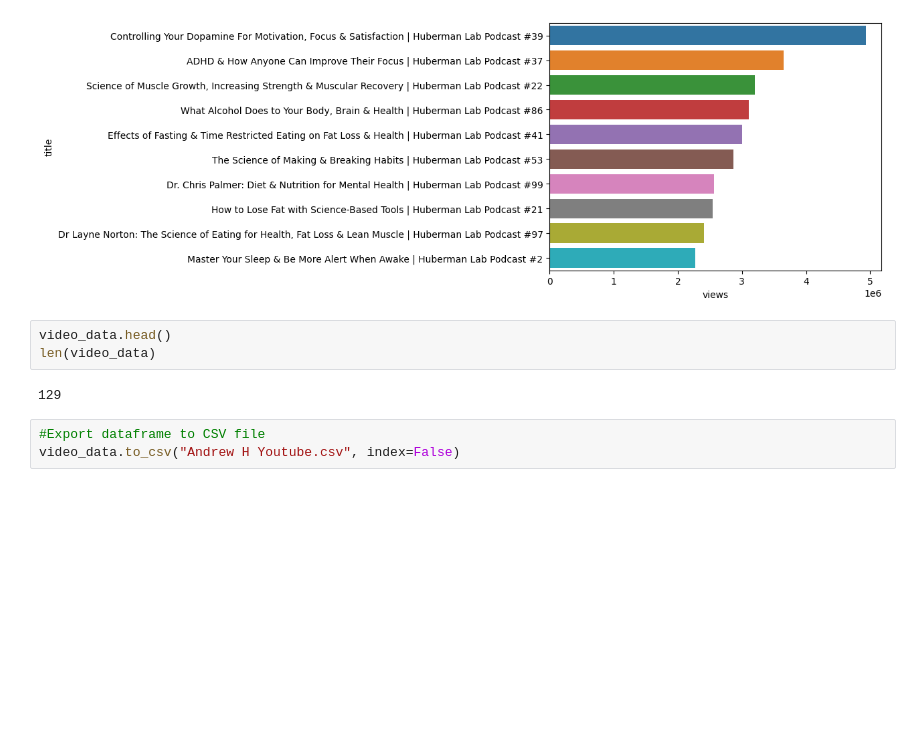
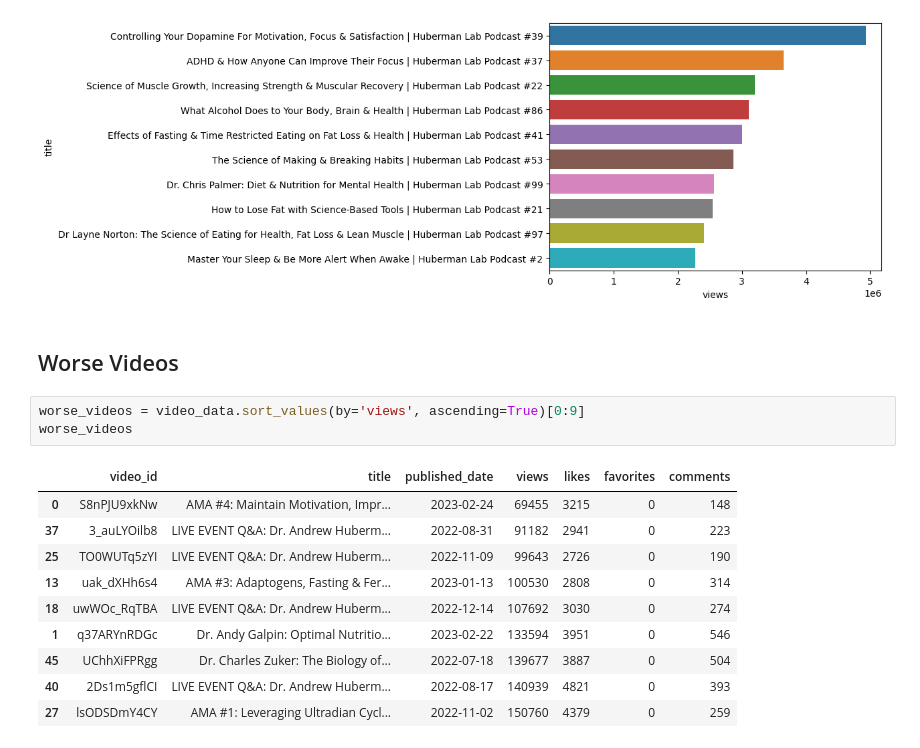
Before and after one commit to nurulismailiah/youtube-api-python, a Jupyter notebook: Youtube-API.ipynb, the cells around one changed output. Drawn from its saved outputs; the diff is of its cells as text; blank space fills up the shorter version.

```diff
--- a/Youtube-API.ipynb
+++ b/Youtube-API.ipynb
@@ -239,11 +260,19 @@ best_videos
 ax = sns.barplot(data= best_videos, x='views', y ='title')
 # %% [output]
 [figure]
-# %%
-video_data.head()
-len(video_data)
-# %% [output]
-129
-# %%
-#Export dataframe to CSV file
-video_data.to_csv("Andrew H Youtube.csv", index=False)
+# %% [markdown]
+## Worse Videos
+# %%
+worse_videos = video_data.sort_values(by='views', ascending=True)[0:9]
+worse_videos
+# %% [output]
+|  | video_id | title | published_date | views | likes | favorites | comments |
+| 0 | S8nPJU9xkNw | AMA #4: Maintain Motivation, Impr... | 2023-02-24 | 69455 | 3215 | 0 | 148 |
+| 37 | 3_auLYOilb8 | LIVE EVENT Q&A: Dr. Andrew Huberm... | 2022-08-31 | 91182 | 2941 | 0 | 223 |
+| 25 | TO0WUTq5zYI | LIVE EVENT Q&A: Dr. Andrew Huberm... | 2022-11-09 | 99643 | 2726 | 0 | 190 |
+| 13 | uak_dXHh6s4 | AMA #3: Adaptogens, Fasting & Fer... | 2023-01-13 | 100530 | 2808 | 0 | 314 |
+| 18 | uwWOc_RqTBA | LIVE EVENT Q&A: Dr. Andrew Huberm... | 2022-12-14 | 107692 | 3030 | 0 | 274 |
+| 1 | q37ARYnRDGc | Dr. Andy Galpin: Optimal Nutritio... | 2023-02-22 | 133594 | 3951 | 0 | 546 |
+| 45 | UChhXiFPRgg | Dr. Charles Zuker: The Biology of... | 2022-07-18 | 139677 | 3887 | 0 | 504 |
+| 40 | 2Ds1m5gflCI | LIVE EVENT Q&A: Dr. Andrew Huberm... | 2022-08-17 | 140939 | 4821 | 0 | 393 |
+| 27 | lsODSDmY4CY | AMA #1: Leveraging Ultradian Cycl... | 2022-11-02 | 150760 | 4379 | 0 | 259 |
```
Also changed, not shown: parts of 11 cells of this notebook.
